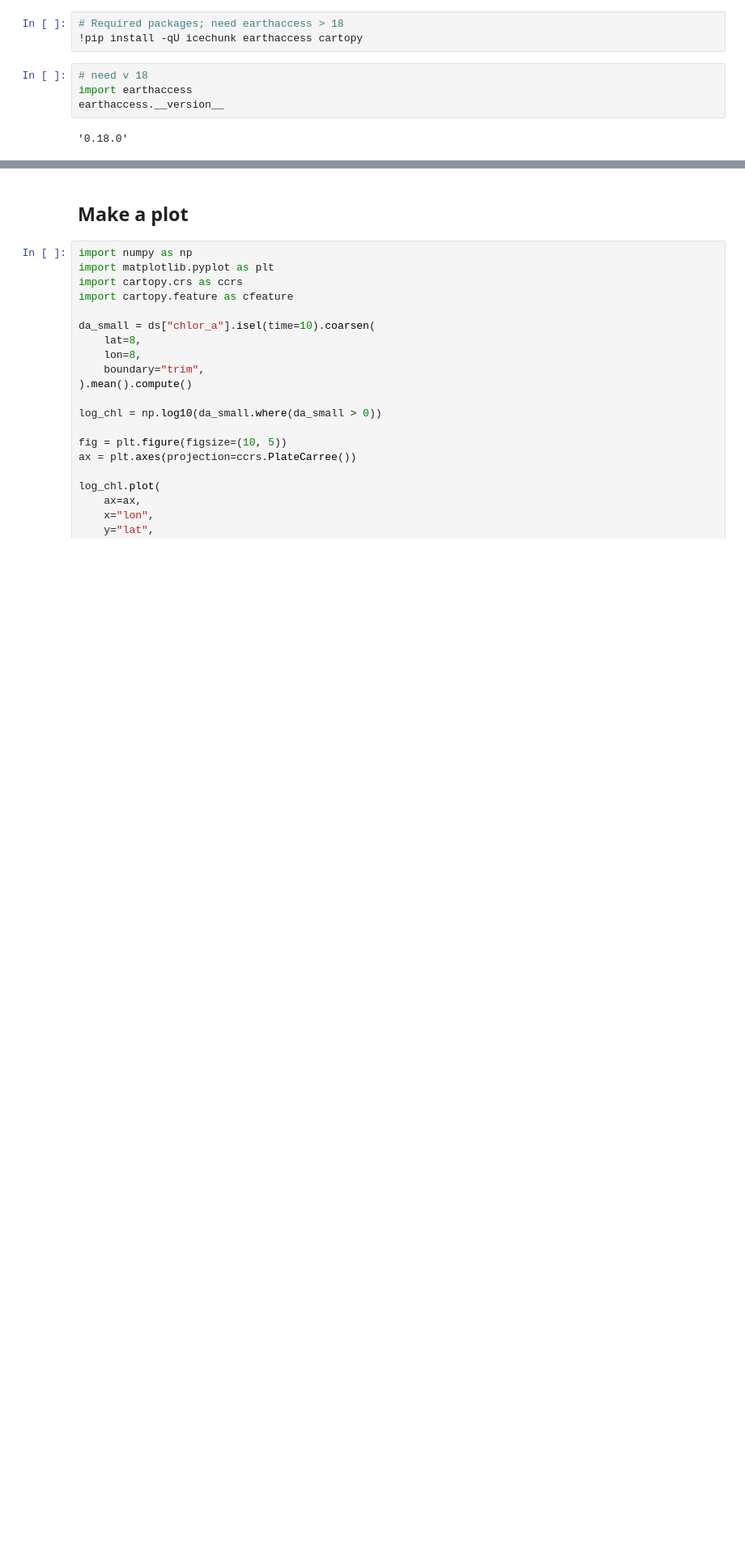
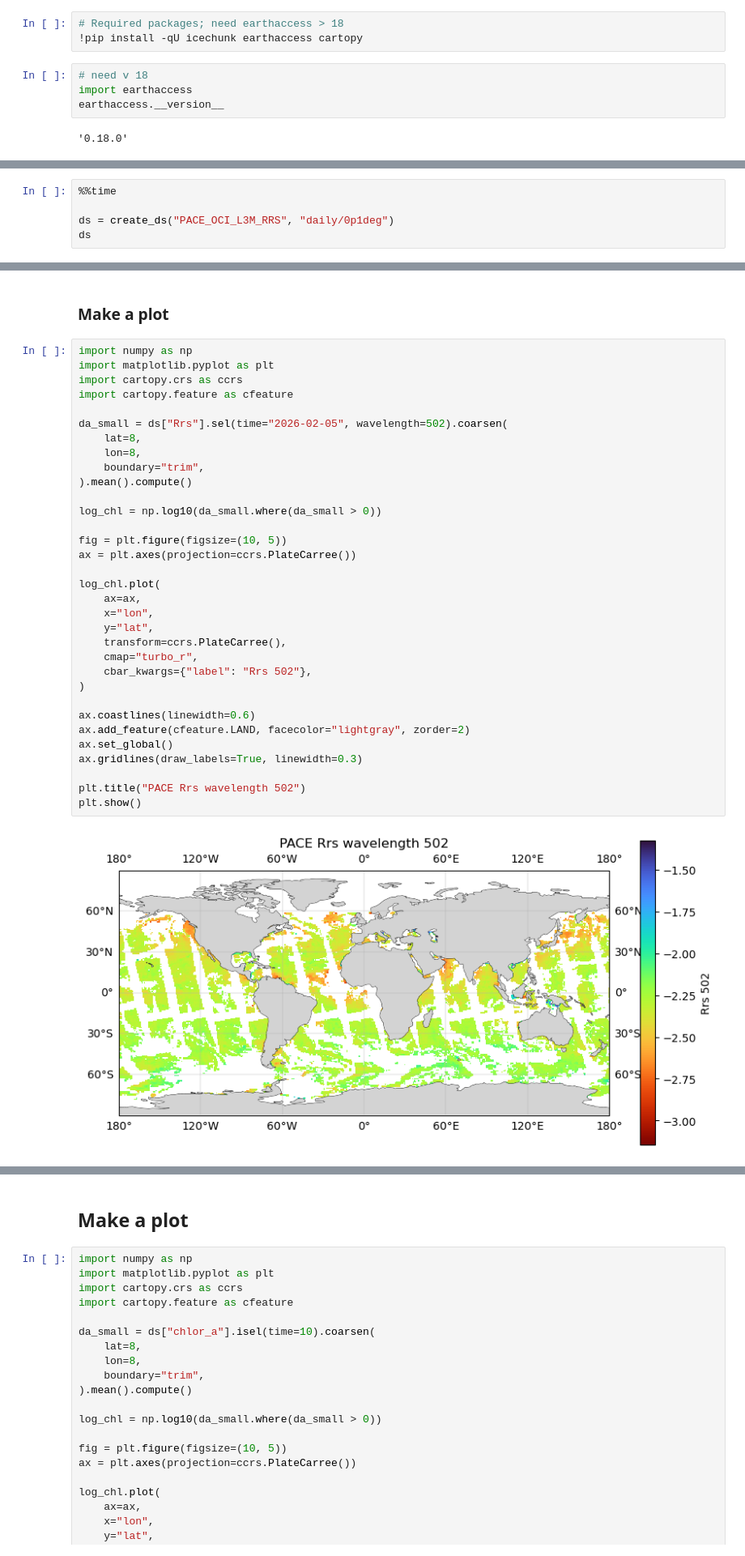
Before and after one commit to fish-pace/pace-icechunks, a Jupyter notebook: pace-icechunk-examples.ipynb, the cells around one changed output, grey strips where cells are left out. Shown at 81% size. Drawn from its saved outputs; the diff is of its cells as text; blank space fills up the shorter version.

```diff
--- a/pace-icechunk-examples.ipynb
+++ b/pace-icechunk-examples.ipynb
@@ -59,0 +72,5 @@ Wall time: 2.47 s
+# %%
+%%time
+
+ds = create_ds("PACE_OCI_L3M_RRS", "daily/0p1deg")
+ds
@@ -59,0 +120,37 @@ Wall time: 2.47 s
+# %% [markdown]
+### Make a plot
+# %%
+import numpy as np
+import matplotlib.pyplot as plt
+import cartopy.crs as ccrs
+import cartopy.feature as cfeature
+
+da_small = ds["Rrs"].sel(time="2026-02-05", wavelength=502).coarsen(
+    lat=8,
+    lon=8,
+    boundary="trim",
+).mean().compute()
+
+log_chl = np.log10(da_small.where(da_small > 0))
+
+fig = plt.figure(figsize=(10, 5))
+ax = plt.axes(projection=ccrs.PlateCarree())
+
+log_chl.plot(
+    ax=ax,
+    x="lon",
+    y="lat",
+    transform=ccrs.PlateCarree(),
+    cmap="turbo_r",
+    cbar_kwargs={"label": "Rrs 502"},
+)
+
+ax.coastlines(linewidth=0.6)
+ax.add_feature(cfeature.LAND, facecolor="lightgray", zorder=2)
+ax.set_global()
+ax.gridlines(draw_labels=True, linewidth=0.3)
+
+plt.title("PACE Rrs wavelength 502")
+plt.show()
+# %% [output]
+[figure, added]
```
Also changed, not shown: parts of 7 cells of this notebook, 2 other files.
